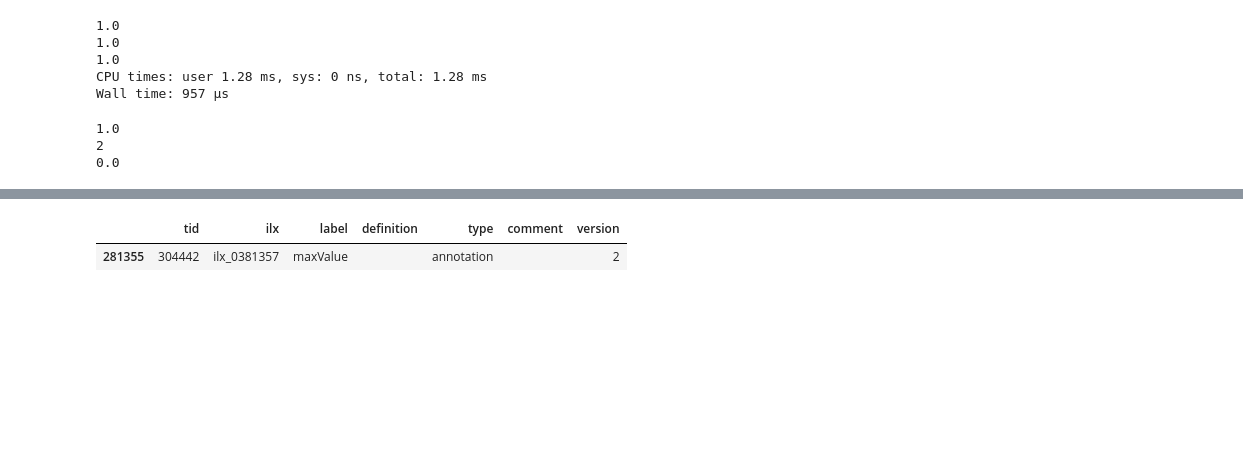
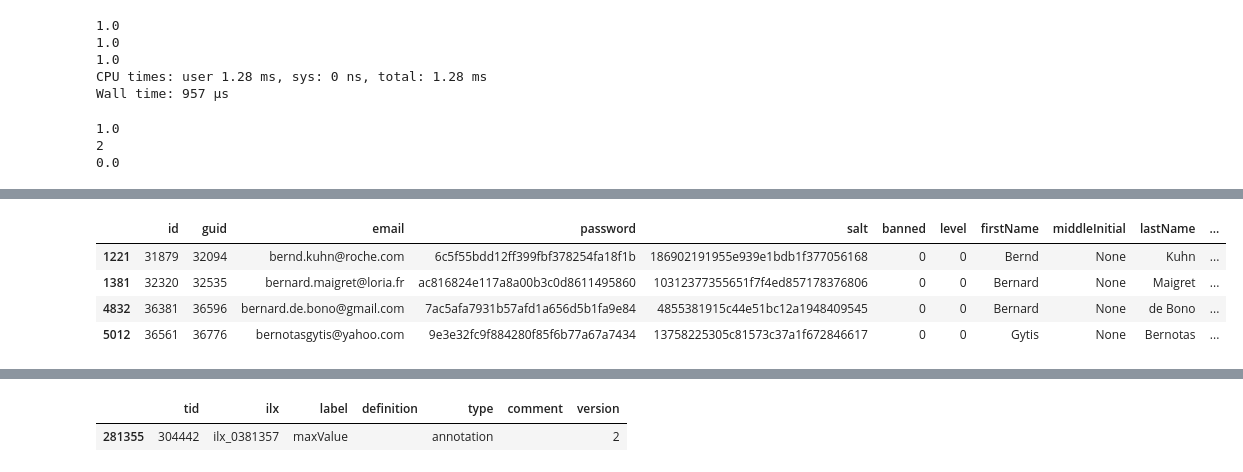
Before and after one commit to tgbugs/pyontutils, a Jupyter notebook: ilxutils/ilx-playground.ipynb, the cells around one changed output, grey strips where cells are left out. Cells and saved outputs as stored; diff of their text form; code cells hidden in the pictures; blank space fills up the shorter version.

```diff
--- a/ilxutils/ilx-playground.ipynb
+++ b/ilxutils/ilx-playground.ipynb
@@ -68,2 +107,11 @@ sql = IlxSql(db_url=os.environ.get('SCICRUNCH_DB_URL_PRODUCTION'), from_backup=T
+# %%
+sub_df = sql.get_custom('select * from users')
+sub_df[sub_df.email.str.contains('bern')]
+# %% [output]
+|  | id | guid | email | password | salt | banned | level | firstName | middleInitial | lastName | ... |
+| 1221 | 31879 | 32094 | bernd.kuhn@roche.com | 6c5f55bdd12ff399fbf378254fa18f1b | 186902191955e939e1bdb1f377056168 | 0 | 0 | Bernd | None | Kuhn | ... |
+| 1381 | 32320 | 32535 | bernard.maigret@loria.fr | ac816824e117a8a00b3c0d8611495860 | 10312377355651f7f4ed857178376806 | 0 | 0 | Bernard | None | Maigret | ... |
+| 4832 | 36381 | 36596 | bernard.de.bono@gmail.com | 7ac5afa7931b57afd1a656d5b1fa9e84 | 4855381915c44e51bc12a1948409545 | 0 | 0 | Bernard | None | de Bono | ... |
+| 5012 | 36561 | 36776 | bernotasgytis@yahoo.com | 9e3e32fc9f884280f85f6b77a67a7434 | 13758225305c81573c37a1f672846617 | 0 | 0 | Gytis | None | Bernotas | ... |
 # %%
 terms=sql.get_terms()
```
Also changed, not shown: parts of 7 cells of this notebook, 1 other file.
